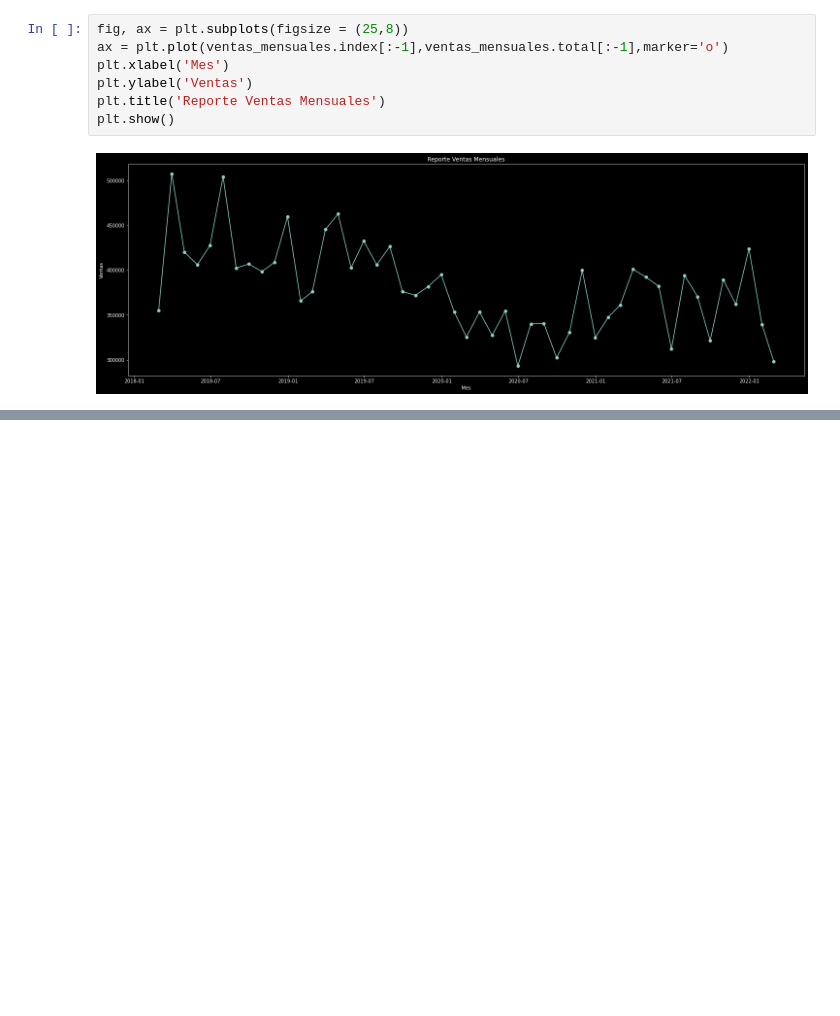
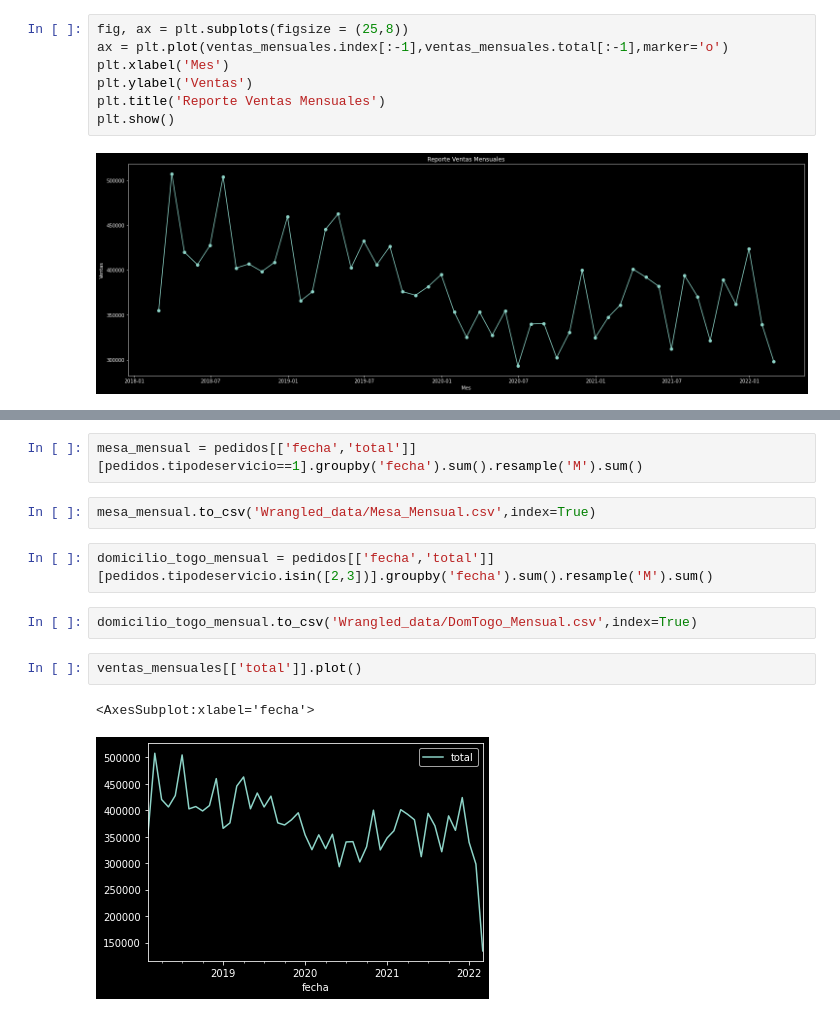
Before and after one commit to SebastianHerran/Pizzeria_Analysis, a Jupyter notebook: Analysis.ipynb, the cells around one changed output, grey strips where cells are left out. Drawn from its saved outputs; the diff is of its cells as text; blank space fills up the shorter version.

```diff
--- a/Analysis.ipynb
+++ b/Analysis.ipynb
@@ -195,0 +181,13 @@ ventas_mensuales
+# %%
+mesa_mensual = pedidos[['fecha','total']][pedidos.tipodeservicio==1].groupby('fecha').sum().resample('M').sum()
+# %%
+mesa_mensual.to_csv('Wrangled_data/Mesa_Mensual.csv',index=True)
+# %%
+domicilio_togo_mensual = pedidos[['fecha','total']][pedidos.tipodeservicio.isin([2,3])].groupby('fecha').sum().resample('M').sum()
+# %%
+domicilio_togo_mensual.to_csv('Wrangled_data/DomTogo_Mensual.csv',index=True)
+# %%
+ventas_mensuales[['total']].plot()
+# %% [output]
+<AxesSubplot:xlabel='fecha'>
+[figure, added]
```
Also changed, not shown: parts of 26 cells of this notebook, 7 other files.
